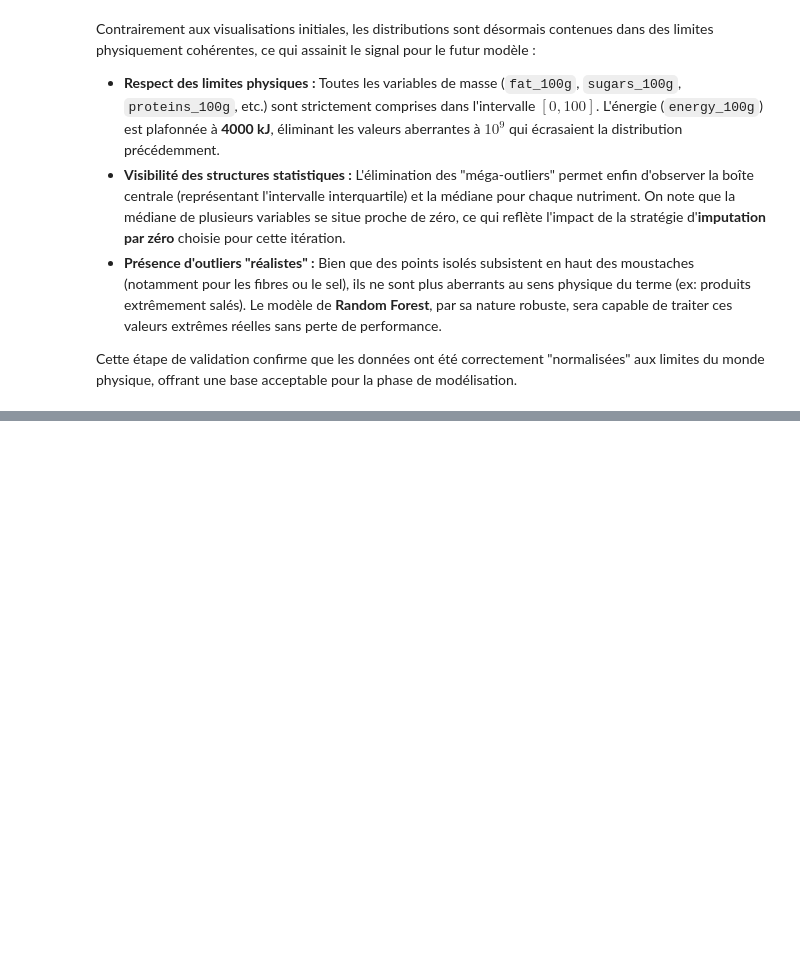
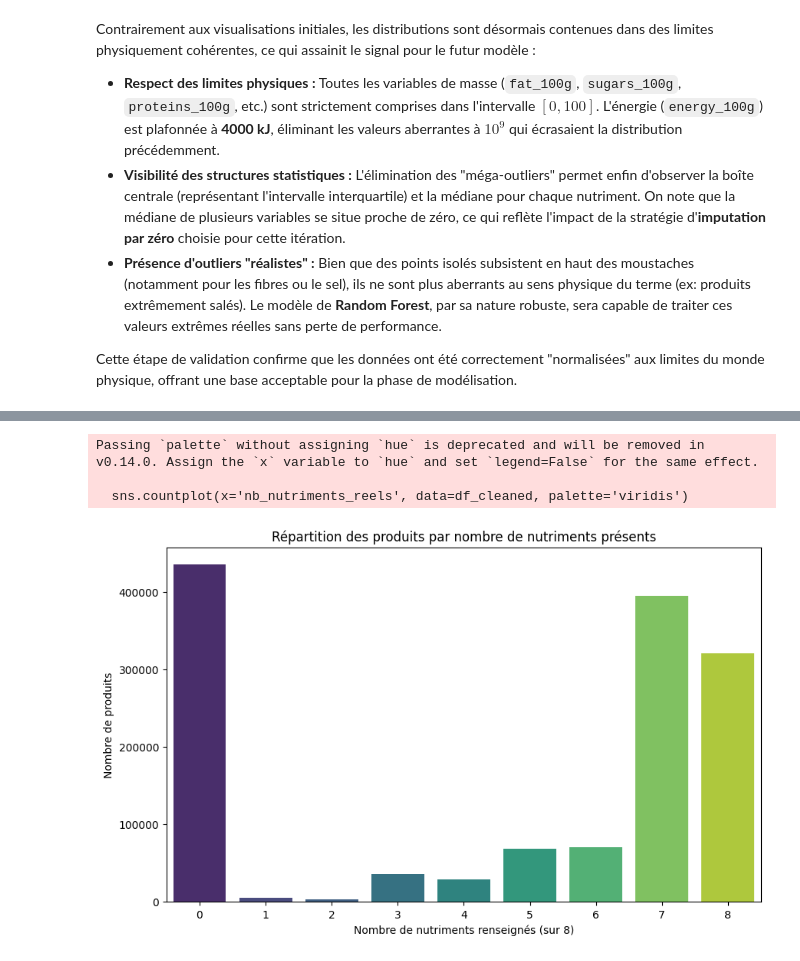
Before and after one commit to mhsylla/Openfoodfact, a Jupyter notebook: notebooks/index.ipynb, the cells around one changed output, grey strips where cells are left out. Saved outputs shown, nothing was run; the diff lists cells and outputs as text; code cells hidden in the pictures; blank space fills up the shorter version.

```diff
--- a/notebooks/index.ipynb
+++ b/notebooks/index.ipynb
@@ -389,3 +395,9 @@ Contrairement aux visualisations initiales, les distributions sont désormais co
 *   **Présence d'outliers "réalistes" :** Bien que des points isolés subsistent en haut des moustaches (notamment pour les fibres ou le sel), ils ne sont plus aberrants au sens physique du terme (ex: produits extrêmement salés). Le modèle de **Random Forest**, par sa nature robuste, sera capable de traiter ces valeurs extrêmes réelles sans perte de performance.
 
 Cette étape de validation confirme que les données ont été correctement "normalisées" aux limites du monde physique, offrant une base acceptable pour la phase de modélisation.
+# %%
+df_cleaned = pd.read_csv(
+        "../data/01_openfoodfacts_clean.csv", sep=',',
+        on_bad_lines='skip',
+        low_memory=False
+    )
@@ -391,0 +592,15 @@ Cette étape de validation confirme que les données ont été correctement "nor
+# %%
+# Compter le nombre de nutriments non nuls par ligne (parmi les 8 nutri_cols)
+df_cleaned['nb_nutriments_reels'] = (df_cleaned[nutri_cols] != 0).sum(axis=1)
+
+plt.figure(figsize=(10, 6))
+sns.countplot(x='nb_nutriments_reels', data=df_cleaned, palette='viridis')
+plt.title('Répartition des produits par nombre de nutriments présents')
+plt.xlabel('Nombre de nutriments renseignés (sur 8)')
+plt.ylabel('Nombre de produits')
+plt.show()
+# %% [output]
+Passing `palette` without assigning `hue` is deprecated and will be removed in v0.14.0. Assign the `x` variable to `hue` and set `legend=False` for the same effect.
+
+  sns.countplot(x='nb_nutriments_reels', data=df_cleaned, palette='viridis')
+[figure, added]
```
Also changed, not shown: parts of 30 cells of this notebook, 1 other file.
